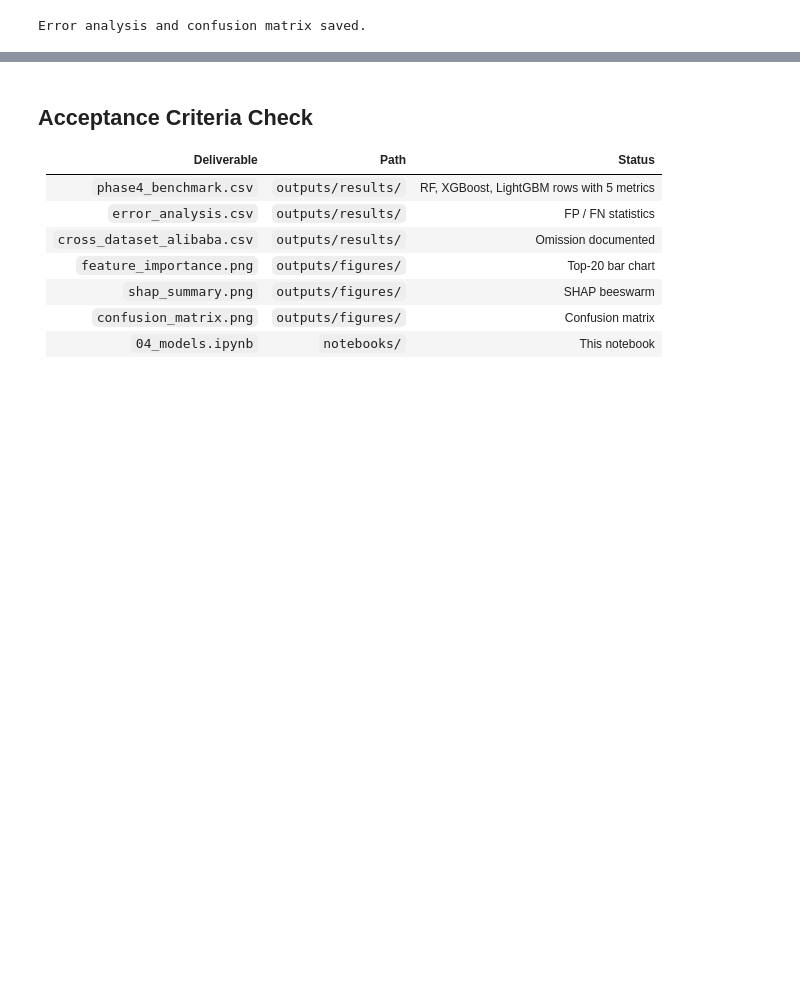
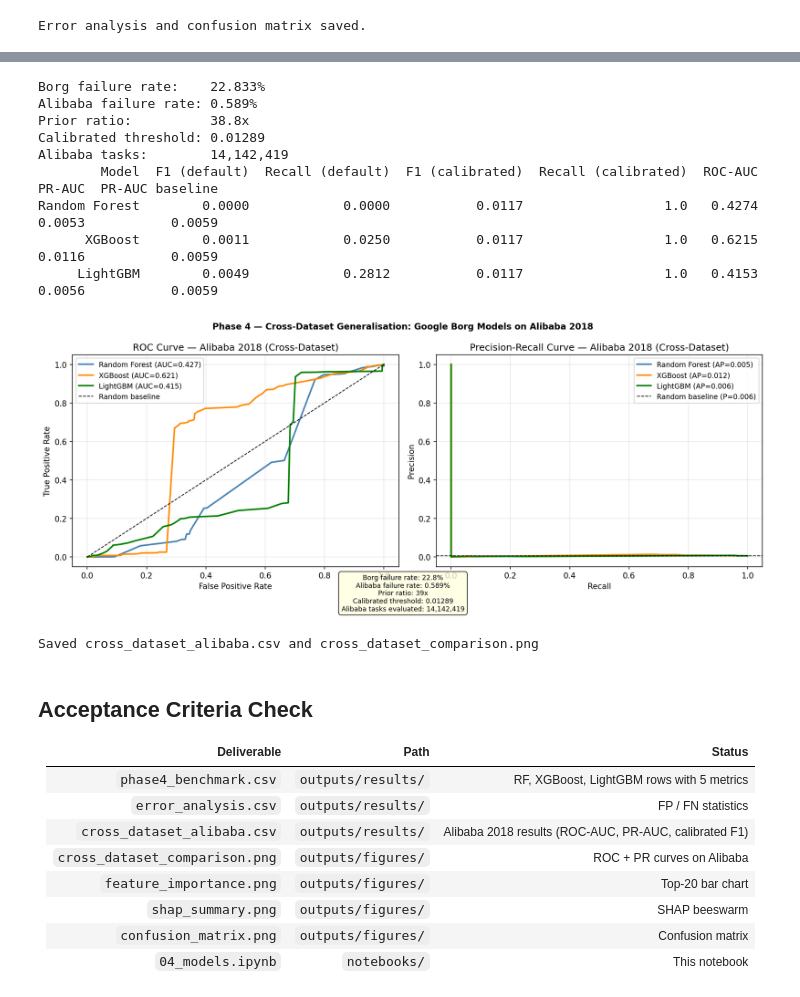
Before and after one commit to Atunsi/borg-job-failure-prediction, a Jupyter notebook: notebooks/04_models.ipynb, the cells around one changed output, grey strips where cells are left out. Saved outputs shown, nothing was run; the diff lists cells and outputs as text; code cells hidden in the pictures; blank space fills up the shorter version.

```diff
--- a/notebooks/04_models.ipynb
+++ b/notebooks/04_models.ipynb
@@ -340,3 +318,63 @@ Document this omission in Section 5 of the IEEE paper.
+# %%
+from sklearn.metrics import average_precision_score, precision_recall_curve, roc_curve
+import pickle
+
+ALIBABA_PATH = f'{DATA_DIR}/alibaba_features.csv'
+
+if not os.path.exists(ALIBABA_PATH):
+    print('ERROR: alibaba_features.csv not found.')
+    print('Run src/phase4_alibaba_crossval.py to generate it.')
+else:
+    df_ali = pd.read_csv(ALIBABA_PATH)
+    y_ali  = df_ali['failed']
+    X_ali  = df_ali.drop(columns=['failed']).reindex(columns=X.columns, fill_value=0)
+
+    borg_pos_rate = y.mean()
+    ali_pos_rate  = y_ali.mean()
+    adj_thresh    = 0.5 * (ali_pos_rate / borg_pos_rate)
+
+    print(f'Borg failure rate:    {borg_pos_rate:.3%}')
+    print(f'Alibaba failure rate: {ali_pos_rate:.3%}')
+    print(f'Prior ratio:          {borg_pos_rate/ali_pos_rate:.1f}x')
+    print(f'Calibrated threshold: {adj_thresh:.5f}')
+    print(f'Alibaba tasks:        {len(y_ali):,}')
+
+    ali_records = []
+    for name, model in best_estimators.items():
+        y_prob = model.predict_proba(X_ali)[:, 1]
+        y_def  = (y_prob >= 0.5).astype(int)
+        y_adj  = (y_prob >= adj_thresh).astype(int)
+        ali_records.append({
+            'Model':                  name,
+            'F1 (default)':           round(f1_score(y_ali, y_def, zero_division=0), 4),
+            'Recall (default)':       round(recall_score(y_ali, y_def, zero_division=0), 4),
+            'F1 (calibrated)':        round(f1_score(y_ali, y_adj, zero_division=0), 4),
+            'Recall (calibrated)':    round(recall_score(y_ali, y_adj, zero_division=0), 4),
+            'ROC-AUC':                round(roc_auc_score(y_ali, y_prob), 4),
+            'PR-AUC':                 round(average_precision_score(y_ali, y_prob), 4),
+            'PR-AUC baseline':        round(ali_pos_rate, 4),
+        })
+
+    ali_df = pd.DataFrame(ali_records)
+    print(ali_df.to_string(index=False))
+    ali_df.to_csv(f'{RES_DIR}/cross_dataset_alibaba.csv', index=False)
+
+    # Display the saved ROC+PR figure
+    from IPython.display import Image
+    display(Image(f'{FIG_DIR}/cross_dataset_comparison.png'))
+    print('Saved cross_dataset_alibaba.csv and cross_dataset_comparison.png')
+# %% [output]
+Borg failure rate:    22.833%
+Alibaba failure rate: 0.589%
+Prior ratio:          38.8x
+Calibrated threshold: 0.01289
+Alibaba tasks:        14,142,419
+        Model  F1 (default)  Recall (default)  F1 (calibrated)  Recall (calibrated)  ROC-AUC  PR-AUC  PR-AUC baseline
+Random Forest        0.0000            0.0000           0.0117                  1.0   0.4274  0.0053           0.0059
+      XGBoost        0.0011            0.0250           0.0117                  1.0   0.6215  0.0116           0.0059
+     LightGBM        0.0049            0.2812           0.0117                  1.0   0.4153  0.0056           0.0059
+[figure, added]
+Saved cross_dataset_alibaba.csv and cross_dataset_comparison.png
 # %% [markdown]
 ## Acceptance Criteria Check
 
@@ -344,7 +382,8 @@ Document this omission in Section 5 of the IEEE paper.
 |---|---|---|
 | `phase4_benchmark.csv` | `outputs/results/` | RF, XGBoost, LightGBM rows with 5 metrics |
 | `error_analysis.csv` | `outputs/results/` | FP / FN statistics |
-| `cross_dataset_alibaba.csv` | `outputs/results/` | Omission documented |
+| `cross_dataset_alibaba.csv` | `outputs/results/` | Alibaba 2018 results (ROC-AUC, PR-AUC, calibrated F1) |
+| `cross_dataset_comparison.png` | `outputs/figures/` | ROC + PR curves on Alibaba |
 | `feature_importance.png` | `outputs/figures/` | Top-20 bar chart |
 | `shap_summary.png` | `outputs/figures/` | SHAP beeswarm |
 | `confusion_matrix.png` | `outputs/figures/` | Confusion matrix |
```
Also changed, not shown: parts of 4 cells of this notebook, 6 other files.
